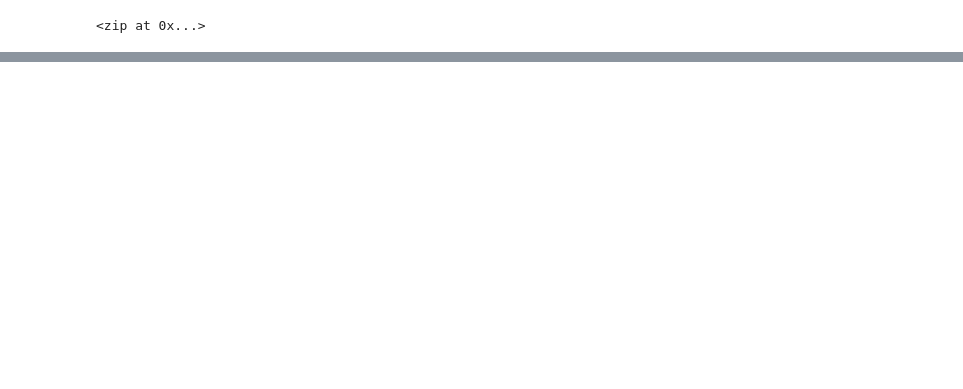
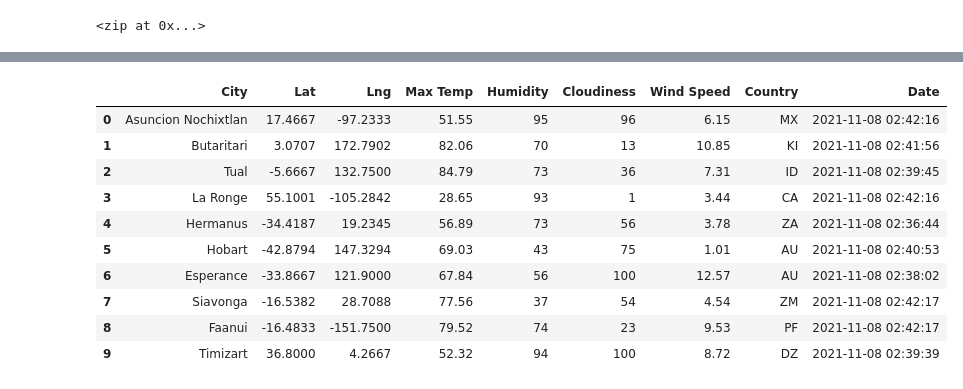
Before and after one commit to Quixck23/World_Weather_Analysis, a Jupyter notebook: WeatherPy.ipynb, the cells around one changed output, grey strips where cells are left out. Cells and saved outputs as stored; diff of their text form; code cells hidden in the pictures; blank space fills up the shorter version.

```diff
--- a/WeatherPy.ipynb
+++ b/WeatherPy.ipynb
@@ -31,0 +23,12 @@ coordinates = list(lat_lngs)
+# %%
+# Create a list for holding the cities.
+cities = []
+# Identify the nearest city for each latitude and longitude combination.
+for coordinate in coordinates:
+    city = citipy.nearest_city(coordinate[0], coordinate[1]).city_name
+
+    # If the city is unique, then we will add it to the cities list.
+    if city not in cities:
+        cities.append(city)
+# Print the city count to confirm sufficient count.
+len(cities)
@@ -31,0 +47,4 @@ coordinates = list(lat_lngs)
+# %%
+# Starting URL for Weather Map API Call.
+url = "http://api.openweathermap.org/data/2.5/weather?units=Imperial&APPID=" + weather_api_key
+print(url)
@@ -31,0 +53,5 @@ coordinates = list(lat_lngs)
+# %%
+# Create an endpoint URL for a city.
+city_url = url + "&q=" + "Boston"
+city_weather = requests.get(city_url)
+city_weather
@@ -31,0 +155,16 @@ coordinates = list(lat_lngs)
+# %%
+# Convert the array of dictionaries to a Pandas DataFrame.
+city_data_df = pd.DataFrame(city_data)
+city_data_df.head(10)
+# %% [output]
+|  | City | Lat | Lng | Max Temp | Humidity | Cloudiness | Wind Speed | Country | Date |
+| 0 | Asuncion Nochixtlan | 17.4667 | -97.2333 | 51.55 | 95 | 96 | 6.15 | MX | 2021-11-08 02:42:16 |
+| 1 | Butaritari | 3.0707 | 172.7902 | 82.06 | 70 | 13 | 10.85 | KI | 2021-11-08 02:41:56 |
+| 2 | Tual | -5.6667 | 132.7500 | 84.79 | 73 | 36 | 7.31 | ID | 2021-11-08 02:39:45 |
+| 3 | La Ronge | 55.1001 | -105.2842 | 28.65 | 93 | 1 | 3.44 | CA | 2021-11-08 02:42:16 |
+| 4 | Hermanus | -34.4187 | 19.2345 | 56.89 | 73 | 56 | 3.78 | ZA | 2021-11-08 02:36:44 |
+| 5 | Hobart | -42.8794 | 147.3294 | 69.03 | 43 | 75 | 1.01 | AU | 2021-11-08 02:40:53 |
+| 6 | Esperance | -33.8667 | 121.9000 | 67.84 | 56 | 100 | 12.57 | AU | 2021-11-08 02:38:02 |
+| 7 | Siavonga | -16.5382 | 28.7088 | 77.56 | 37 | 54 | 4.54 | ZM | 2021-11-08 02:42:17 |
+| 8 | Faanui | -16.4833 | -151.7500 | 79.52 | 74 | 23 | 9.53 | PF | 2021-11-08 02:42:17 |
+| 9 | Timizart | 36.8000 | 4.2667 | 52.32 | 94 | 100 | 8.72 | DZ | 2021-11-08 02:39:39 |
```
Also changed, not shown: parts of 15 cells of this notebook.
